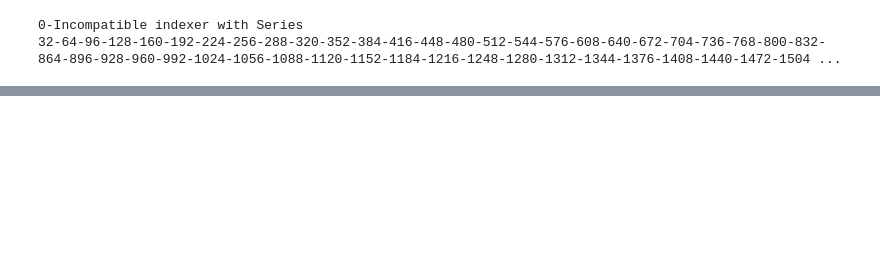
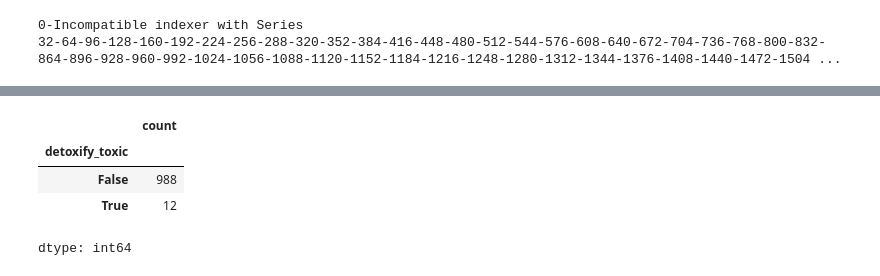
Before and after one commit to omkar-334/HateMM-benchmarks, a Jupyter notebook: moderation.ipynb, the cells around one changed output, grey strips where cells are left out. Saved outputs shown, nothing was run; the diff lists cells and outputs as text; code cells hidden in the pictures; blank space fills up the shorter version.

```diff
--- a/moderation.ipynb
+++ b/moderation.ipynb
@@ -105,0 +101,8 @@ df = pd.read_csv("hate_speech_annotations_highkappa.csv")
+# %%
+mdf[mdf["label"] == "nonhate"]["detoxify_toxic"].value_counts()
+# %% [output]
+|  | count |
+| detoxify_toxic |  |
+| False | 988 |
+| True | 12 |
+dtype: int64
```
Also changed, not shown: parts of 19 cells of this notebook, 1 other file.
